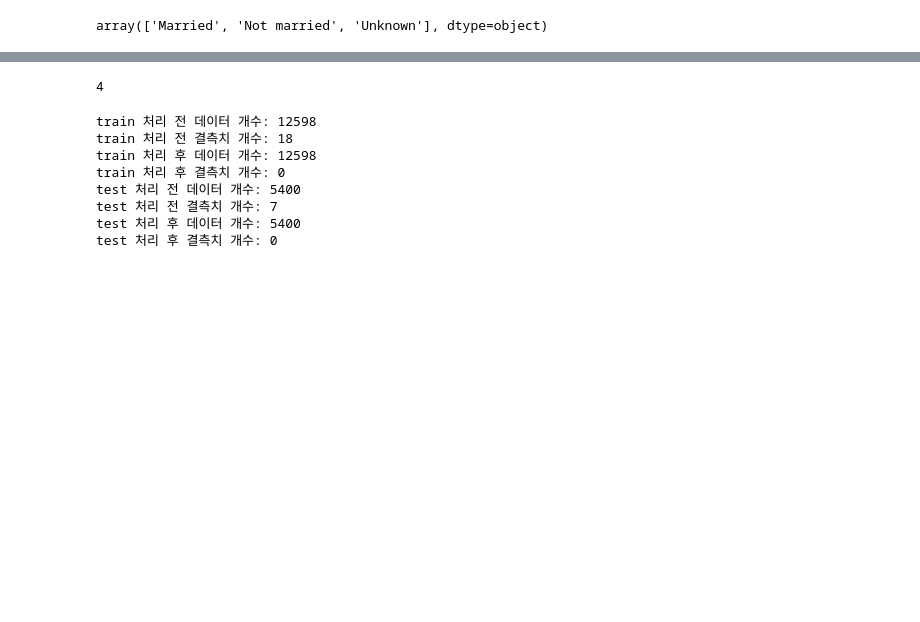
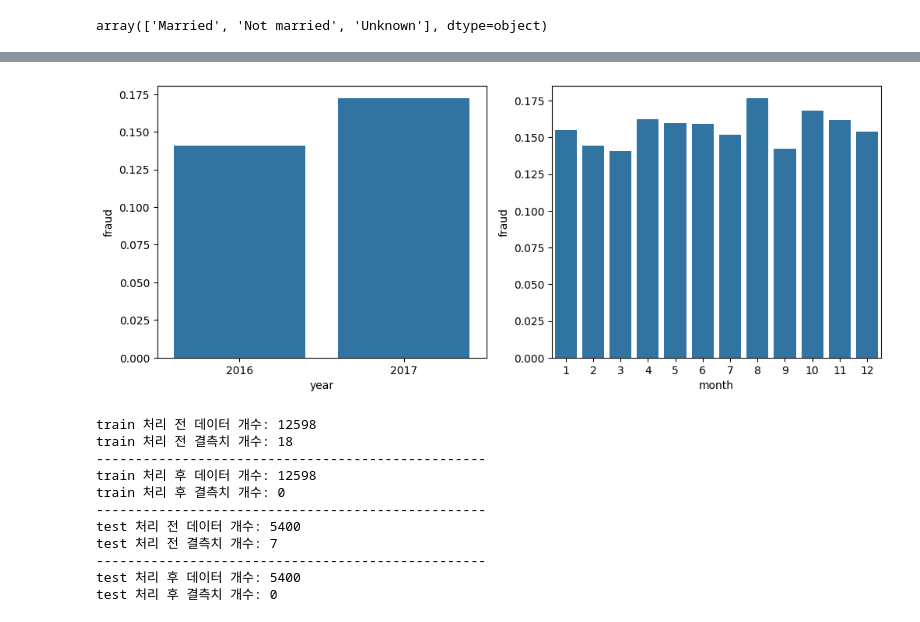
Before and after one commit to jhkr1/DaySchool-Vehicle-InsuranceFraud-Detection-Hackathon, a Jupyter notebook: 데이스쿨_기초_트랙2025_자동차_보험사기_탐지_해커톤.ipynb, the cells around one changed output, grey strips where cells are left out. Saved outputs shown, nothing was run; the diff lists cells and outputs as text; code cells hidden in the pictures; blank space fills up the shorter version.

```diff
--- a/데이스쿨_기초_트랙2025_자동차_보험사기_탐지_해커톤.ipynb
+++ b/데이스쿨_기초_트랙2025_자동차_보험사기_탐지_해커톤.ipynb
@@ -232,22 +258,30 @@ plot_histograms_with_iqr(train_replace, continuous_columns)
-# %%
-train_replace['past_num_of_claims'].nunique()
-# %% [output]
-4
+# %%
+fig = plt.figure(figsize=[12,10])
+ax1 = fig.add_subplot(2,2,1)
+ax1 = sns.barplot(x='year',y='fraud',data=train.groupby('year')['fraud'].mean().reset_index())
+
+ax2 = fig.add_subplot(2,2,2)
+ax2 = sns.barplot(x='month',y='fraud',data=train.groupby('month')['fraud'].mean().reset_index())
+# %% [output]
+[figure, added]
 # %%
 train['claim_est_payout'].isna().sum() # 12개의 결측치 존재
 train['age_of_vehicle'].isna().sum() # 6개의 결측치 존재
 
 print(f"train 처리 전 데이터 개수: {len(train_replace)}")
 print(f"train 처리 전 결측치 개수: {train_replace.isnull().sum().sum()}") # 전체 결측치 개수 확인
+print("-" * 50)
 
 # 최빈값으로 결측치 채우기
 train_cleaned = train.fillna(train.mode().iloc[0])
 
 print(f"train 처리 후 데이터 개수: {len(train_cleaned)}")
 print(f"train 처리 후 결측치 개수: {train_cleaned.isnull().sum().sum()}")
+print("-" * 50)
 
 print(f"test 처리 전 데이터 개수: {len(test_replace)}")
 print(f"test 처리 전 결측치 개수: {test_replace.isnull().sum().sum()}")
+print("-" * 50)
 
 test_cleaned = test.fillna(train.mode().iloc[0])
 
@@ -256,9 +290,12 @@ print(f"test 처리 후 결측치 개수: {test_cleaned.isnull().sum().sum()}")
 # %% [output]
 train 처리 전 데이터 개수: 12598
 train 처리 전 결측치 개수: 18
+--------------------------------------------------
 train 처리 후 데이터 개수: 12598
 train 처리 후 결측치 개수: 0
+--------------------------------------------------
 test 처리 전 데이터 개수: 5400
 test 처리 전 결측치 개수: 7
+--------------------------------------------------
 test 처리 후 데이터 개수: 5400
 test 처리 후 결측치 개수: 0
```
Also changed, not shown: parts of 16 cells of this notebook.
